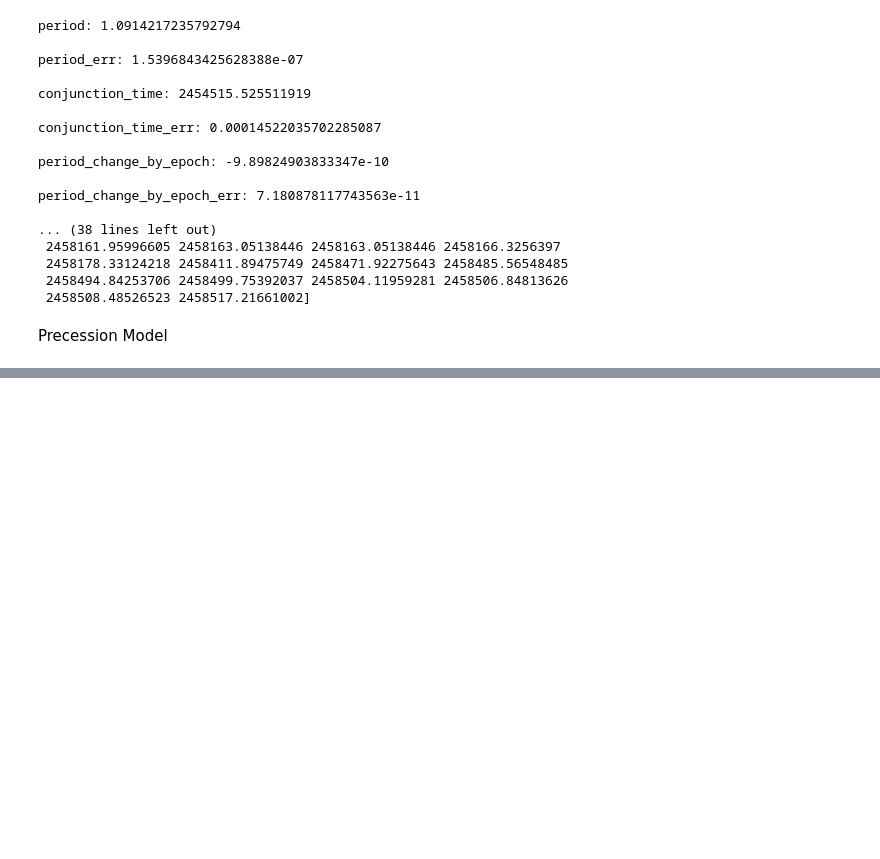
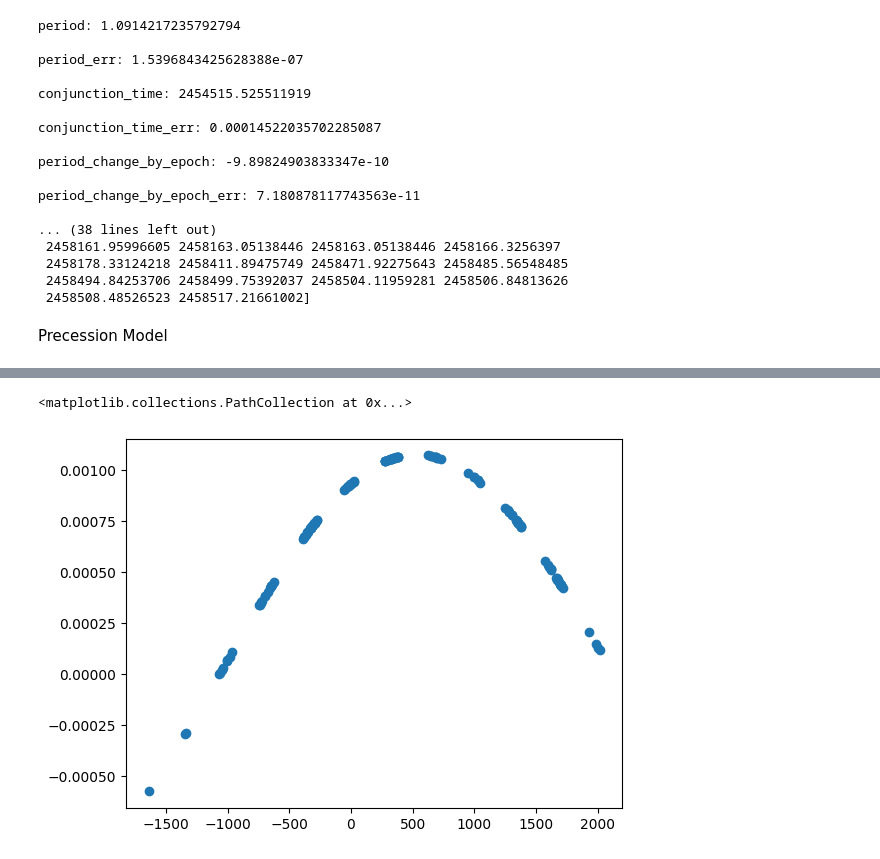
Before and after one commit to BoiseStatePlanetary/susie, a Jupyter notebook: precession_example.ipynb, the cells around one changed output, grey strips where cells are left out. Cells and saved outputs as stored; diff of their text form; code cells hidden in the pictures; blank space fills up the shorter version.

Commit message:
Organizing precession code and updating precession docstrings. Testing more precession examples in notebook.

```diff
--- a/precession_example.ipynb
+++ b/precession_example.ipynb
@@ -103,0 +106,8 @@ model_type: precession
+# %%
+url = "example_data/WASP12b_transit_ephemeris.csv"
+
+# Read the CSV file directly from the URL
+data = pd.read_csv(url)
+epochs = np.array(data["epoch"].astype('int'))
+mid_times = np.array(data["#transit_time"])
+mid_time_errs = np.array(data["sigma_transit_time"])
@@ -103,0 +199,8 @@ model_type: precession
+# %%
+tra_or_occ_enum = np.zeros(len(epochs))
+prec_transit_times = precession_fit(epochs, 0.0, 1.091423, 0.000984, 2.62, 0.00310, tra_or_occ=tra_or_occ_enum)
+# %%
+plt.scatter(epochs, (prec_transit_times - 0 - 1.091423 * epochs))
+# %% [output]
+<matplotlib.collections.PathCollection at 0x...>
+[figure, added]
```
Also changed, not shown: parts of 3 cells of this notebook, 2 other files.
